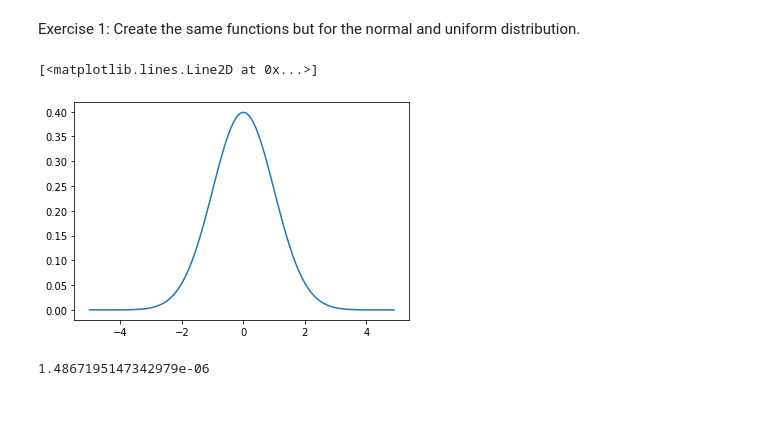
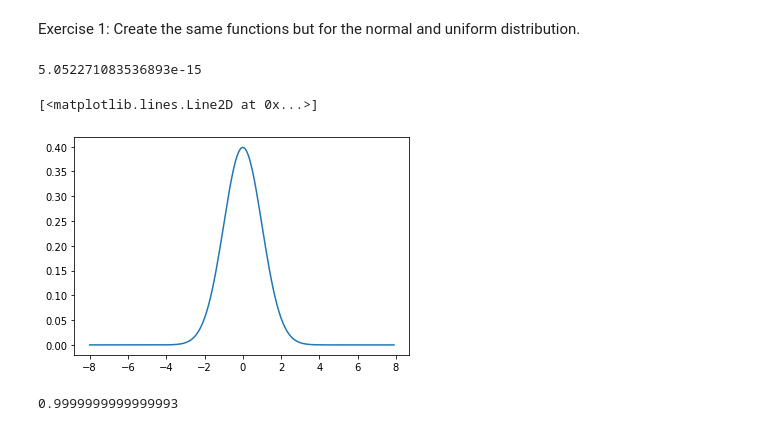
Before and after one commit to marfurt1/probability-distribution-exercises-project-with-python, a Jupyter notebook: notebook/problems.ipynb, the cells around one changed output. Saved outputs shown, nothing was run; the diff lists cells and outputs as text; code cells hidden in the pictures.

```diff
--- a/notebook/problems.ipynb
+++ b/notebook/problems.ipynb
@@ -62,49 +62,56 @@ plt.show()
 # %% [markdown]
 Exercise 1: Create the same functions but for the normal and uniform distribution.
 # %%
+
 #Code here
 import numpy as np
 import matplotlib.pyplot as plt
+from scipy.stats import uniform
+
 def dnorm(x,mean=0,sd =1):
-    """
-    Calculates the density of the Normal distribution
-    """
+
+    #Calculates the density of the Normal distribution
+
     from scipy.stats import norm
     result=norm.pdf(x,loc=mean,scale=sd)
     return result
 
 def pnorm(q,mean=0,sd=1):
-    """
-    Calculates the cumulative of the normal distribution
-    """
+
+    #Calculates the cumulative of the normal distribution
+
     from scipy.stats import norm
     result=norm.cdf(x=q,loc=mean,scale=sd)
     return result
 
 def qnorm(p,mean=0,sd=1):
-    """
-    Calculates the quantile function of the normal distribution
-    """
+
+    #Calculates the quantile function of the normal distribution
+
     from scipy.stats import norm
     result=norm.ppf(q=p,loc=mean,scale=sd)
     return result
 
 def rnorm(n,mean=0,sd=1):
-    """
-    Generates random variables from the normal distribution
-    """
+
+    #Generate random variables from the normal distribution
+
     from scipy.stats import norm
     result=norm.rvs(size=n,loc=mean,scale=sd)
     return result
+# %%
+dnorm(8,0,1)
+# %% [output]
+5.052271083536893e-15
 # %%
 # Continuous distributions
-x = np.arange(-5,5,0.1)
+x = np.arange(-8,8,0.1)
 plt.plot(x,dnorm(x,mean=0,sd=1))
 # %% [output]
 [<matplotlib.lines.Line2D at 0x...>]
-[figure, old version]
+[figure, new version]
 # %%
-dnorm(5,0,1)
+ pnorm(8,0,1)
 # %% [output]
-1.4867195147342979e-06
+0.9999999999999993
 # %%
```
Also changed, not shown: parts of 10 cells of this notebook.
